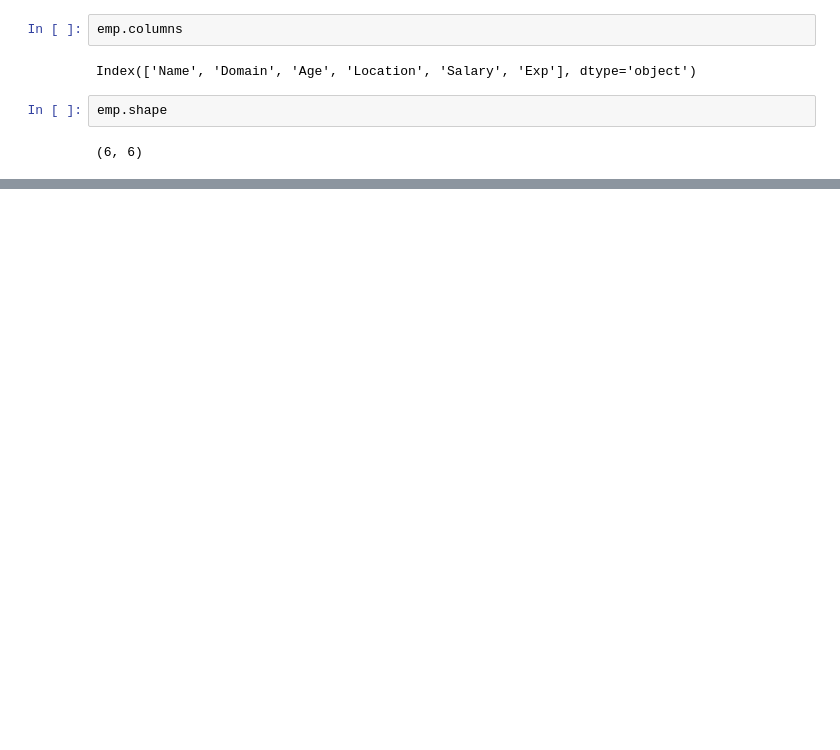
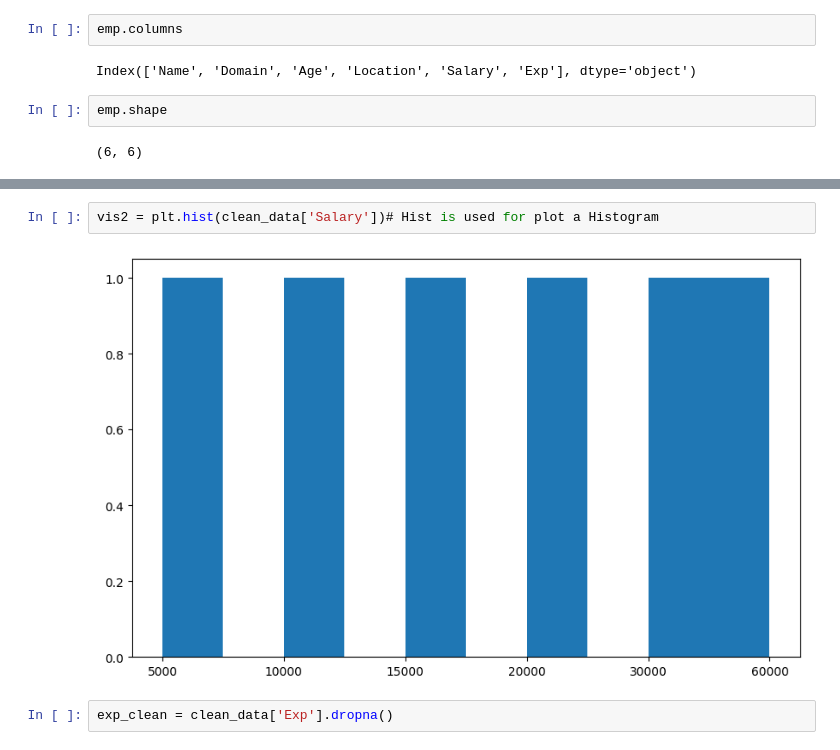
Before and after one commit to justrupesh12/EDA, a Jupyter notebook: Raw_Data_to_clean_by_EDA.ipynb, the cells around one changed output, grey strips where cells are left out. Cells and saved outputs as stored; diff of their text form; blank space fills up the shorter version.

```diff
--- a/Raw_Data_to_clean_by_EDA.ipynb
+++ b/Raw_Data_to_clean_by_EDA.ipynb
@@ -43,0 +389,6 @@ emp.head()
+# %%
+vis2 = plt.hist(clean_data['Salary'])# Hist is used for plot a Histogram
+# %% [output]
+[figure, added]
+# %%
+exp_clean = clean_data['Exp'].dropna()
```
Also changed, not shown: parts of 43 cells of this notebook.
